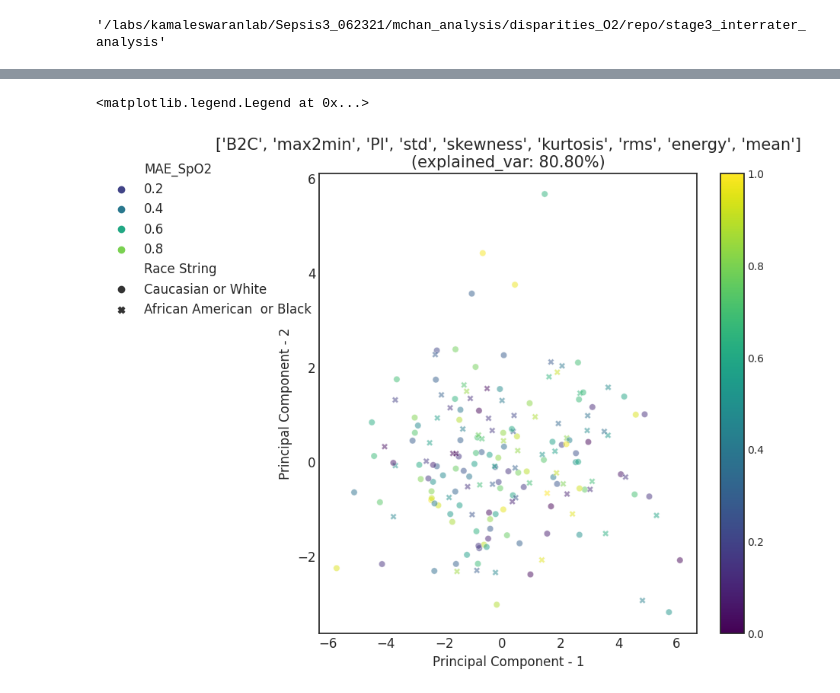
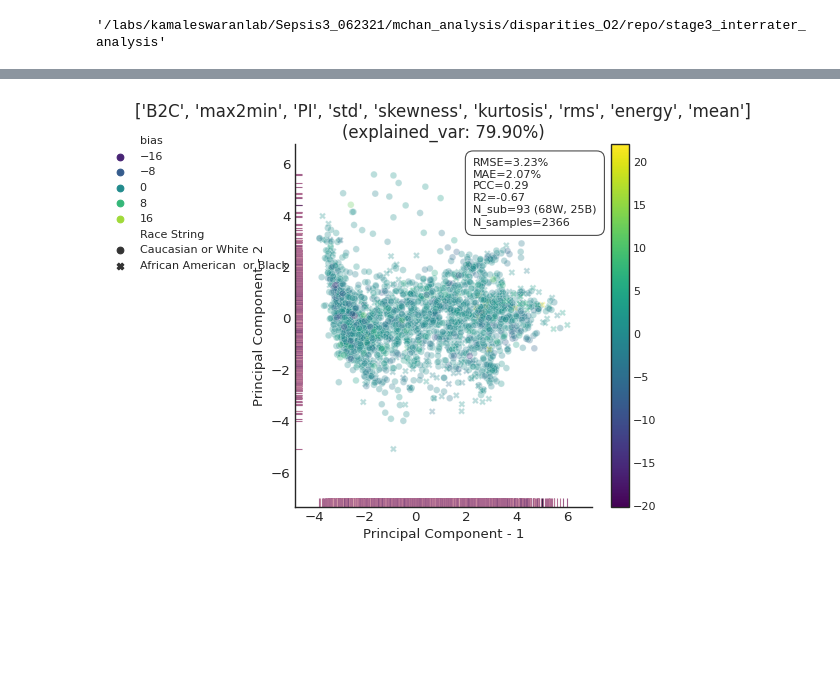
Before and after one commit to chanmi168/Occult-Hypoxemia-Analysis, a Jupyter notebook: stage3_interrater_analysis/interrater_analysis.ipynb, the cells around one changed output, grey strips where cells are left out. Drawn from its saved outputs; the diff is of its cells as text; code cells hidden in the pictures; blank space fills up the shorter version.

```diff
--- a/stage3_interrater_analysis/interrater_analysis.ipynb
+++ b/stage3_interrater_analysis/interrater_analysis.ipynb
@@ -86,7 +125,10 @@ df2 = pd.melt(df_demographic_processed, id_vars=id_vars,
 # %%
-# df_demographic_processed['White', 'Black']
+feature_names = ['B2C', 'max2min', 'PI', 'std', 'skewness', 'kurtosis', 'rms', 'energy', 'mean']
+label_names = ['White', 'Black', 'Race String', 'AE', 'bias', 'sao2', 'spo2', 'PAT_ID']
 # %%
-X = df_demographic_processed[['B2C', 'max2min', 'PI', 'std', 'skewness', 'kurtosis', 'rms', 'energy', 'mean', 'White', 'Black', 'Race String']].copy()
+# X = df_demographic_processed[['B2C', 'max2min', 'PI', 'std', 'skewness', 'kurtosis', 'rms', 'energy', 'mean', 'White', 'Black', 'Race String', 'AE', 'bias']].copy()
+X = df_demographic_processed[feature_names].copy()
+Y = df_demographic_processed[label_names].copy()
 # %%
 X
 # %% [output]
@@ -117,3 +153,4 @@ PCA var: [60.3 80.8 91.6]
 # %%
-features = X.iloc[:, :-3].values
+features = X.values
+labels = Y.values
 # %%
@@ -155,3 +190,4 @@ principalComponents_features = pca_features.fit_transform(features)
 # %%
-X.loc[:,'PC1'] = principalComponents_features[:, 0]
-X.loc[:,'PC2'] = principalComponents_features[:, 1]
+df_demographic_processed.loc[:,'PC1'] = principalComponents_features[:, 0]
+df_demographic_processed.loc[:,'PC2'] = principalComponents_features[:, 1]
+df_demographic_processed
@@ -168,54 +242,65 @@ array(['Caucasian or White', 'African American  or Black'], dtype=object)
 # %%
-fig, ax = plt.subplots(1,1, figsize=(8,8), dpi=100)
+metric = 'bias'
+
+fig, ax = plt.subplots(1,1, figsize=(6,6), dpi=80)
 
 ax.set_xlabel('Principal Component - 1',fontsize=12)
 ax.set_ylabel('Principal Component - 2',fontsize=12)
-ax.set_title('{}\n(explained_var: {:.2f}%)'.format(col_name, explained_var),fontsize=15)
+ax.set_title('{}\n(explained_var: {:.2f}%)'.format(feature_names, explained_var),fontsize=15)
 ax.tick_params(axis='both', which='major', labelsize=12)
 
 legend_dict = {
     0: 'White',
     1: 'Black',
 }
 
-race_color_dict = {
-    'Caucasian or White': 'firebrick',
-    'African American  or Black': 'steelblue',
-}
+# race_color_dict = {
+#     'Caucasian or White': 'firebrick',
+#     'African American  or Black': 'steelblue',
+# }
 
 # pt_label = ['']
 
 marker = 'o'
 # colors = 'r'
-alpha = 0.5
+alpha = 0.3
+fontsize = 15
 
-mask_White = X['White']==True
-mask_Black = X['Black']==True
+# mask_White = df_demographic_processed['White']==True
+# mask_Black = df_demographic_processed['Black']==True
 
 markers = {"Caucasian or White": "o", "African American  or Black": "X"}
 # sns.scatterplot(data=tips, x="total_bill", y="tip", style="time", markers=markers)
 
 
 
-sns.scatterplot(data=X, x="PC1", y="PC2", hue='MAE_SpO2', style="Race String", ax=ax, palette='viridis', hue_norm=(0,1), markers=markers,alpha=alpha)
-# ax.add_legend()
+sns.scatterplot(data=df_demographic_processed, x="PC1", y="PC2", hue=metric, style="Race String", ax=ax, palette='viridis', markers=markers,alpha=alpha)
+sns.rugplot(data=df_demographic_processed, x="PC1", y="PC2", hue=metric, ax=ax)
 
-# ax.legend_.remove()
-# ax.legend([],[], frameon=False)
+
+# title_str = '[{}]\n{} range: {:.1f}-{:.1f} {}'.format(subject_id, task.split('_')[0], label_range_sub[0], label_range_sub[1], unit_dict[task_name])
+
+textstr = get_regression_stats(df_demographic_processed, verbose=False)
+props = dict(boxstyle='round,pad=0.7', facecolor='white', edgecolor='black', alpha=0.7)
+
+# place a text box in bottom right in axes coords
+ax.text(0.6, 0.77, textstr, transform=ax.transAxes, fontsize=fontsize-5,
+        verticalalignment='bottom', horizontalalignment='left', bbox=props)
+
 
 #Colormap for comparison
 cmap = plt.get_cmap("viridis")
-norm = plt.Normalize(0,1)
+norm = plt.Normalize(df_demographic_processed[metric].min(), df_demographic_processed[metric].max())
 sm =  ScalarMappable(norm=norm, cmap=cmap)
 sm.set_array([])
 cbar = fig.colorbar(sm, ax=ax)
 
 
-# ax.legend(loc='upper right', prop={'size': 15})
-# ax.legend(handles=h, labels=['child', 'teen'])
+
 handles, labels  =  ax.get_legend_handles_labels()
 ax.legend(handles=handles[-3:], labels=labels[-3:])
-ax.legend(bbox_to_anchor= (.01, 1.05), prop={'size': 12})
+ax.legend(bbox_to_anchor= (.01, 1.05), prop={'size': fontsize-5})
+
+ax_no_top_right(ax)
 # %% [output]
-<matplotlib.legend.Legend at 0x...>
-[figure, old version]
+[figure, new version]
```
Also changed, not shown: parts of 70 cells of this notebook, 12 other files.
